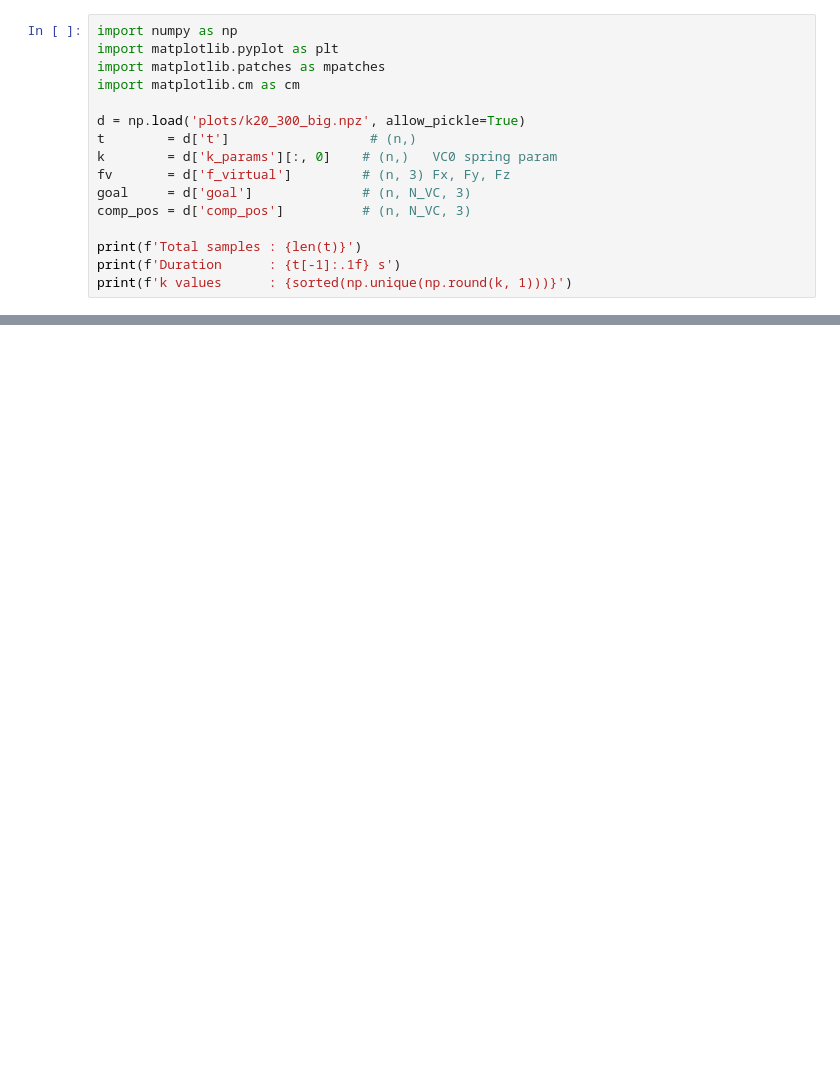
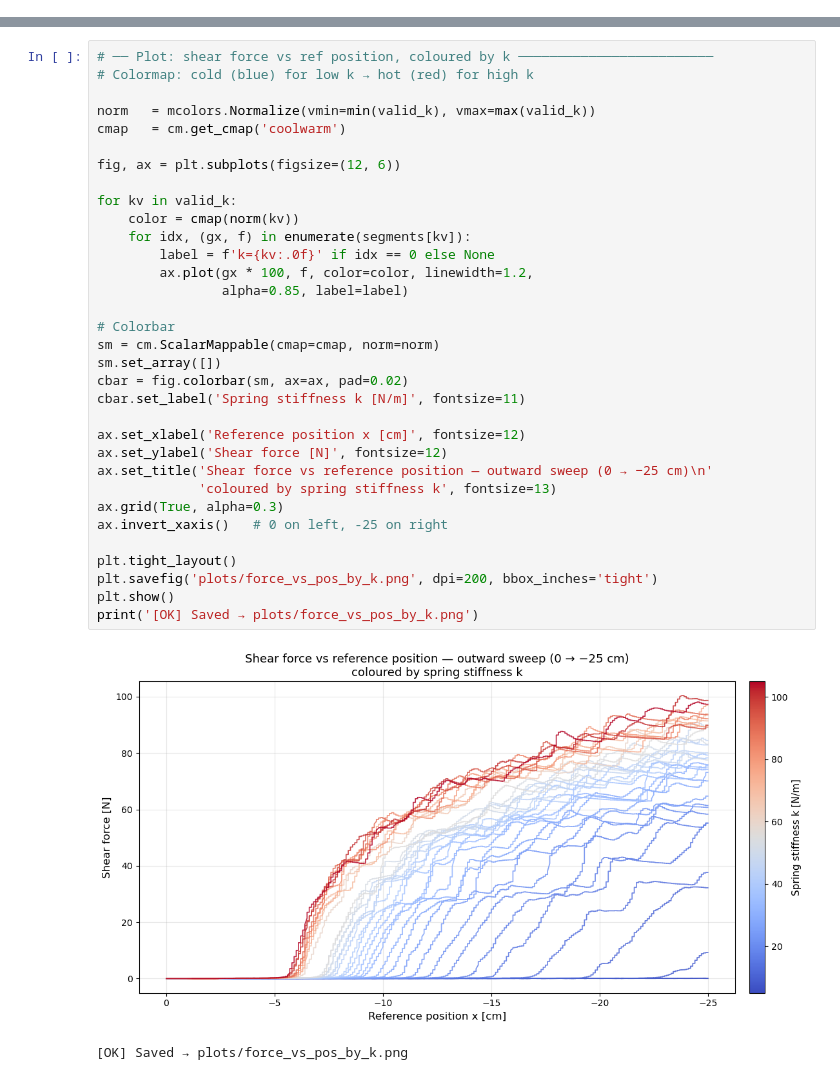
Before and after one commit to CREATE-Lab-EPFL/SoftVMC, a Jupyter notebook: MultiVMC/VMC_graph.ipynb, the cells around one changed output, grey strips where cells are left out. Drawn from its saved outputs; the diff is of its cells as text; blank space fills up the shorter version.

```diff
--- a/MultiVMC/VMC_graph.ipynb
+++ b/MultiVMC/VMC_graph.ipynb
@@ -1,16 +0,0 @@
-# %%
-import numpy as np
-import matplotlib.pyplot as plt
-import matplotlib.patches as mpatches
-import matplotlib.cm as cm
-
-d = np.load('plots/k20_300_big.npz', allow_pickle=True)
-t        = d['t']                  # (n,)
-k        = d['k_params'][:, 0]    # (n,)   VC0 spring param
-fv       = d['f_virtual']         # (n, 3) Fx, Fy, Fz
-goal     = d['goal']              # (n, N_VC, 3)
-comp_pos = d['comp_pos']          # (n, N_VC, 3)
-
-print(f'Total samples : {len(t)}')
-print(f'Duration      : {t[-1]:.1f} s')
-print(f'k values      : {sorted(np.unique(np.round(k, 1)))}')
@@ -87,0 +100,36 @@ print('[OK] Saved -> plots/k20_300_force_vs_k.png')
+# %%
+# ── Plot: shear force vs ref position, coloured by k ─────────────────────────
+# Colormap: cold (blue) for low k → hot (red) for high k
+
+norm   = mcolors.Normalize(vmin=min(valid_k), vmax=max(valid_k))
+cmap   = cm.get_cmap('coolwarm')
+
+fig, ax = plt.subplots(figsize=(12, 6))
+
+for kv in valid_k:
+    color = cmap(norm(kv))
+    for idx, (gx, f) in enumerate(segments[kv]):
+        label = f'k={kv:.0f}' if idx == 0 else None
+        ax.plot(gx * 100, f, color=color, linewidth=1.2,
+                alpha=0.85, label=label)
+
+# Colorbar
+sm = cm.ScalarMappable(cmap=cmap, norm=norm)
+sm.set_array([])
+cbar = fig.colorbar(sm, ax=ax, pad=0.02)
+cbar.set_label('Spring stiffness k [N/m]', fontsize=11)
+
+ax.set_xlabel('Reference position x [cm]', fontsize=12)
+ax.set_ylabel('Shear force [N]', fontsize=12)
+ax.set_title('Shear force vs reference position — outward sweep (0 → −25 cm)\n'
+             'coloured by spring stiffness k', fontsize=13)
+ax.grid(True, alpha=0.3)
+ax.invert_xaxis()   # 0 on left, -25 on right
+
+plt.tight_layout()
+plt.savefig('plots/force_vs_pos_by_k.png', dpi=200, bbox_inches='tight')
+plt.show()
+print('[OK] Saved → plots/force_vs_pos_by_k.png')
+# %% [output]
+[figure, added]
+[OK] Saved → plots/force_vs_pos_by_k.png
```
Also changed, not shown: parts of 6 cells of this notebook, 10 other files.
